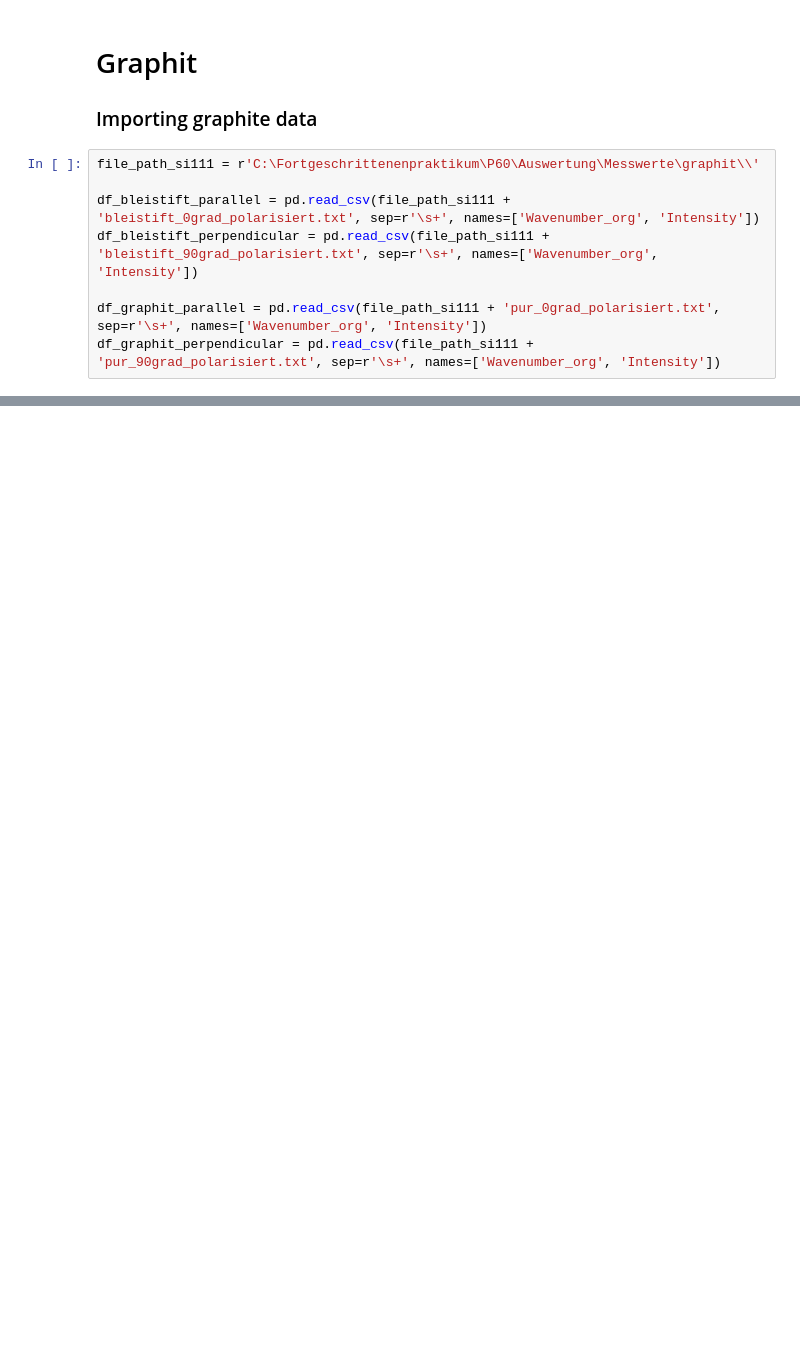
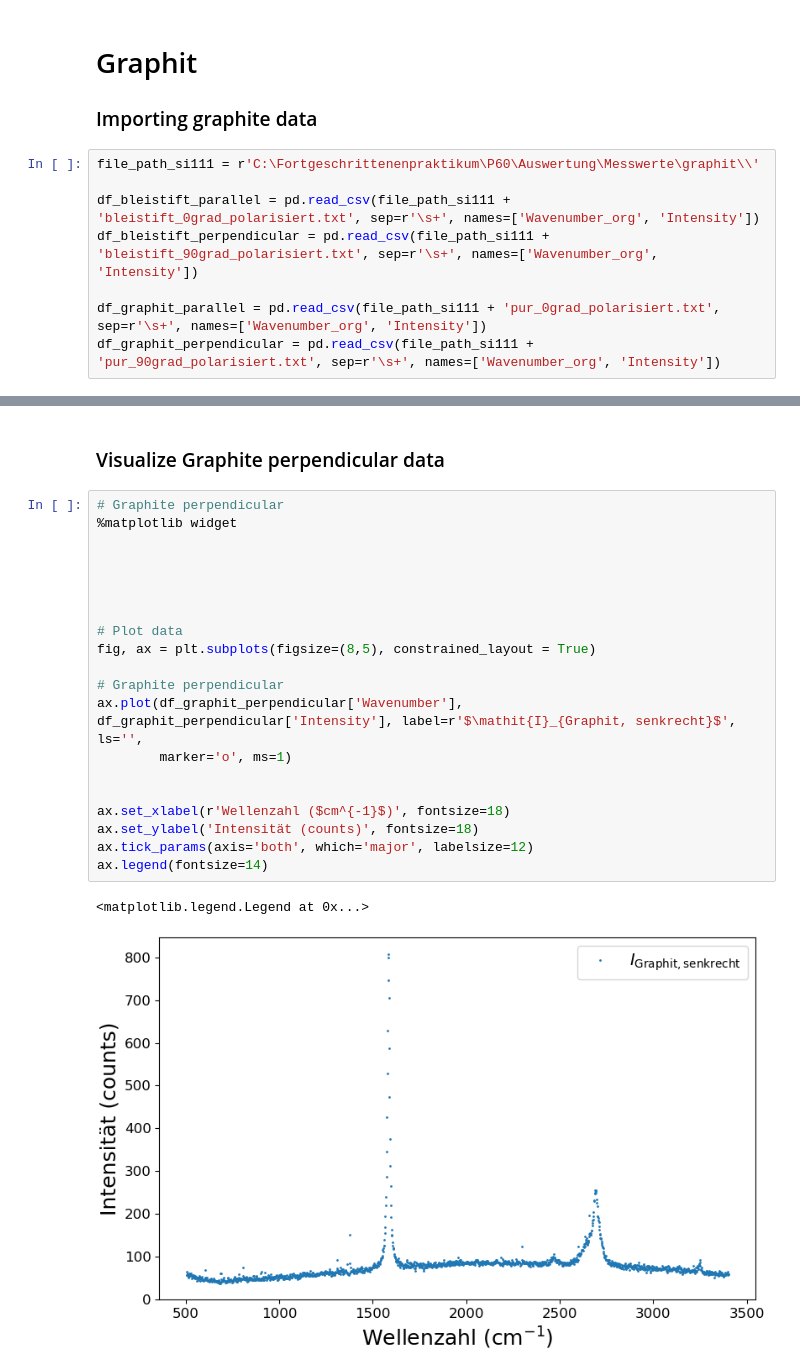
Before and after one commit to phoenixtoash/P60_Auswertung, a Jupyter notebook: notebook.ipynb, the cells around one changed output, grey strips where cells are left out. Saved outputs shown, nothing was run; the diff lists cells and outputs as text; blank space fills up the shorter version.

Commit message:
working on graphite perpendicular

```diff
--- a/notebook.ipynb
+++ b/notebook.ipynb
@@ -741,0 +827,25 @@ ax.legend(fontsize=14)
+# %% [markdown]
+### Visualize Graphite perpendicular data
+# %%
+# Graphite perpendicular
+%matplotlib widget
+
+
+
+
+
+# Plot data
+fig, ax = plt.subplots(figsize=(8,5), constrained_layout = True)
+
+# Graphite perpendicular
+ax.plot(df_graphit_perpendicular['Wavenumber'], df_graphit_perpendicular['Intensity'], label=r'$\mathit{I}_{Graphit, senkrecht}$', ls='',
+        marker='o', ms=1)
+
+
+ax.set_xlabel(r'Wellenzahl ($cm^{-1}$)', fontsize=18)
+ax.set_ylabel('Intensität (counts)', fontsize=18)
+ax.tick_params(axis='both', which='major', labelsize=12)
+ax.legend(fontsize=14)
+# %% [output]
+<matplotlib.legend.Legend at 0x...>
+[figure, added]
```
Also changed, not shown: parts of 11 cells of this notebook.
